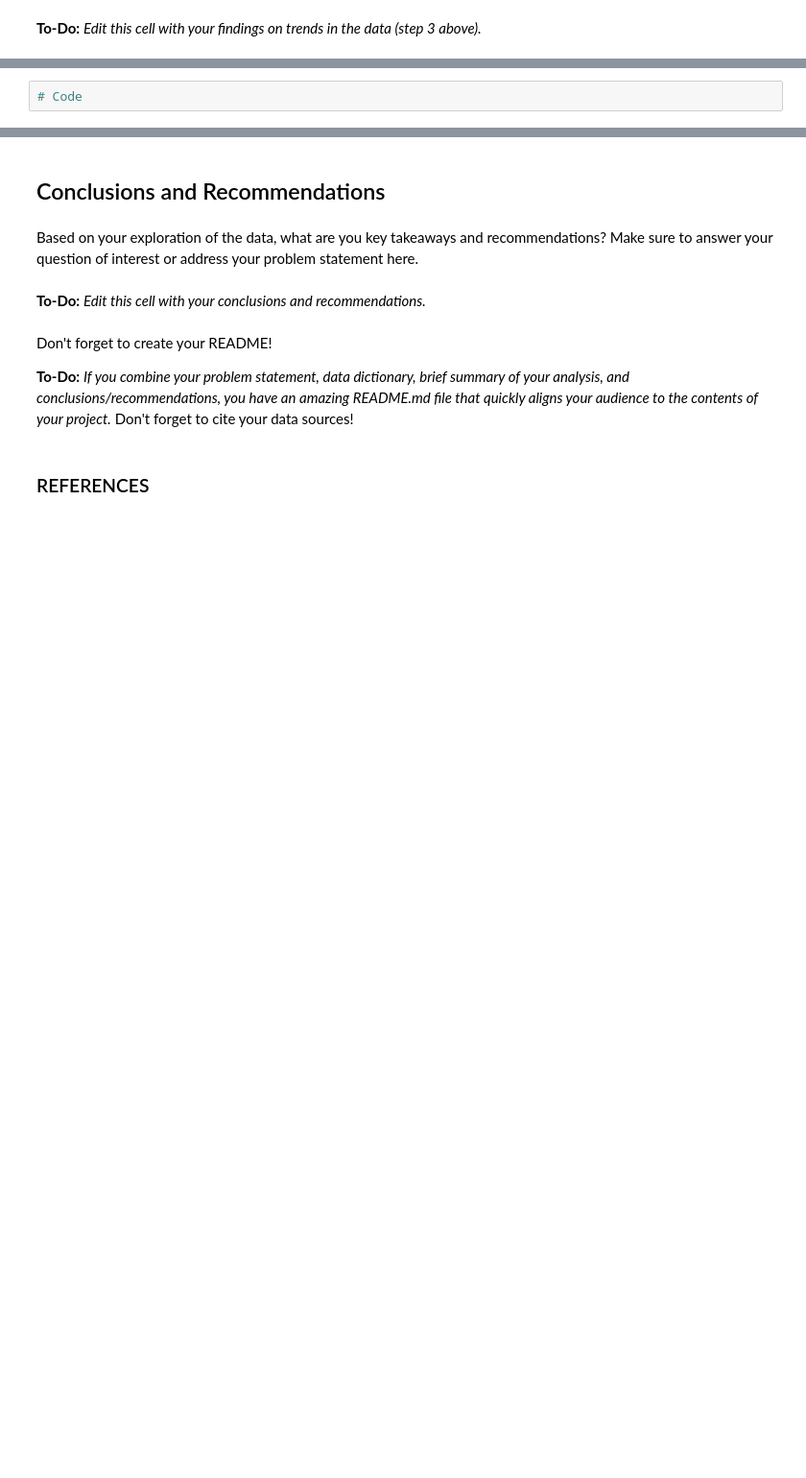
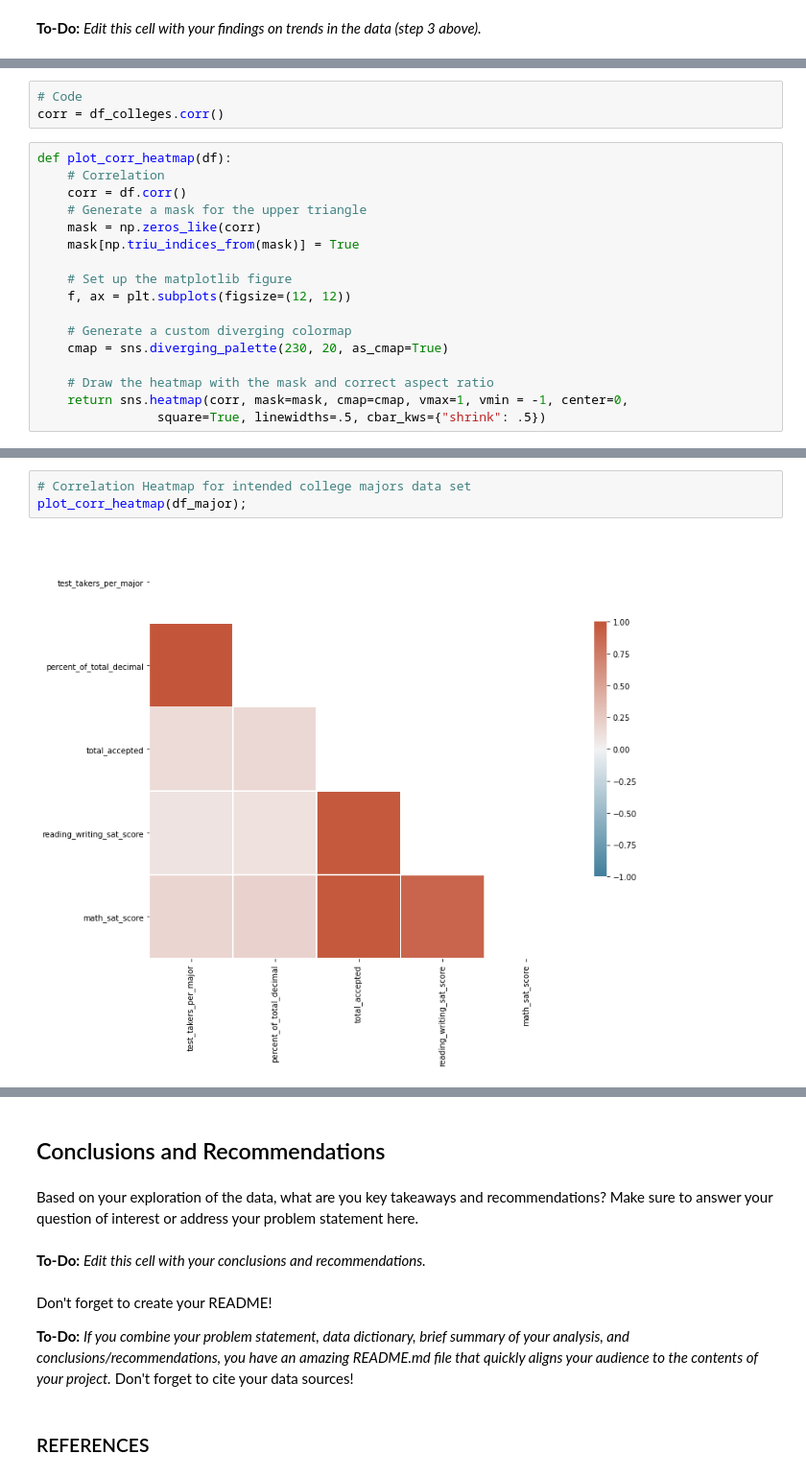
Before and after one commit to manutej/college-bound, a Jupyter notebook: code/project_1_sat.ipynb, the cells around one changed output, grey strips where cells are left out. Shown at 96% size. Drawn from its saved outputs; the diff is of its cells as text; blank space fills up the shorter version.

```diff
--- a/code/project_1_sat.ipynb
+++ b/code/project_1_sat.ipynb
@@ -818,2 +867,20 @@ Here are some prompts to get you started with visualizations. Feel free to add a
 # %%
 # Code
+corr = df_colleges.corr()
+# %%
+def plot_corr_heatmap(df):
+    # Correlation
+    corr = df.corr()
+    # Generate a mask for the upper triangle
+    mask = np.zeros_like(corr)
+    mask[np.triu_indices_from(mask)] = True
+
+    # Set up the matplotlib figure
+    f, ax = plt.subplots(figsize=(12, 12))
+
+    # Generate a custom diverging colormap
+    cmap = sns.diverging_palette(230, 20, as_cmap=True)
+
+    # Draw the heatmap with the mask and correct aspect ratio
+    return sns.heatmap(corr, mask=mask, cmap=cmap, vmax=1, vmin = -1, center=0,
+                square=True, linewidths=.5, cbar_kws={"shrink": .5})
@@ -819,0 +891,5 @@ Here are some prompts to get you started with visualizations. Feel free to add a
+# %%
+# Correlation Heatmap for intended college majors data set
+plot_corr_heatmap(df_major);
+# %% [output]
+[figure, added]
```
Also changed, not shown: parts of 33 cells of this notebook.
